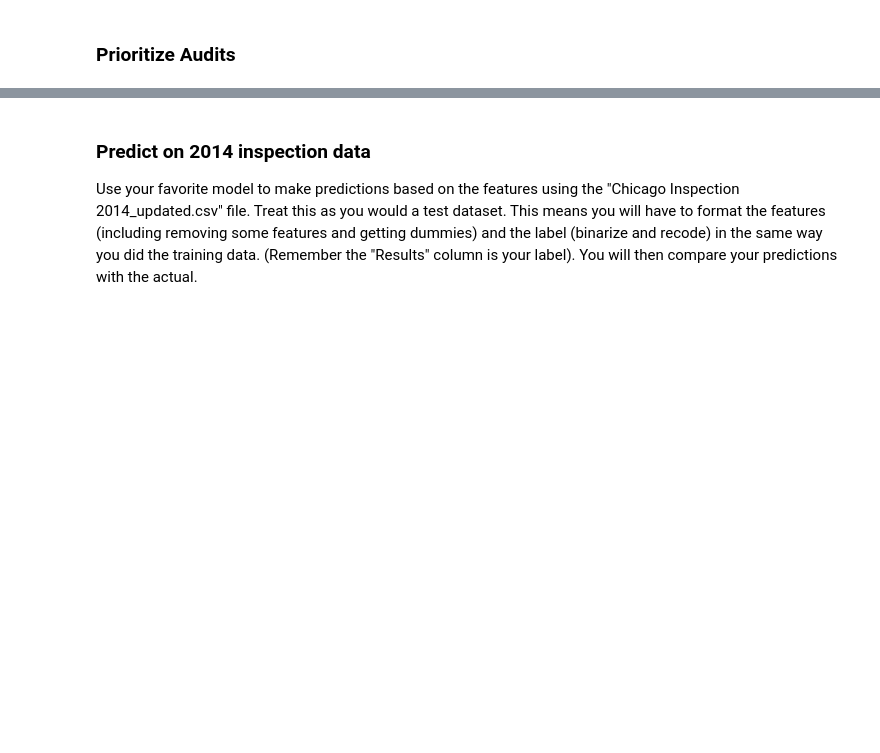
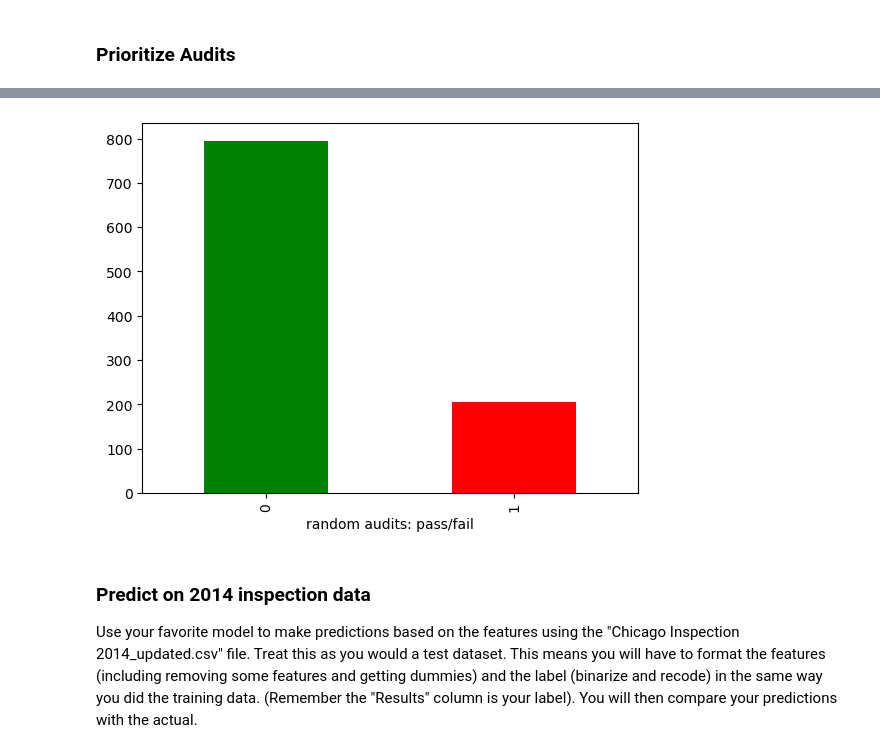
Before and after one commit to kylee-hoffman/computational_social_science_projects, a Jupyter notebook: project_3/Project 3 Students.ipynb, the cells around one changed output, grey strips where cells are left out. Cells and saved outputs as stored; diff of their text form; code cells hidden in the pictures; blank space fills up the shorter version.

```diff
--- a/project_3/Project 3 Students.ipynb
+++ b/project_3/Project 3 Students.ipynb
@@ -250,0 +219,4 @@ rf_classifier.get_params()
+# %%
+# initiate k-fold CV
+# -----------
+kf = KFold(n_splits=5, shuffle=False)
@@ -498,7 +509,15 @@ Use tools like coefficient plots or feature importance plots to investigate your
 # %%
 #
 # 4. Simulate random audits on the full chicago_2011_to_2013.csv dataset by picking 1,000 observations at random
 # -----------
+
+random_audits = audit_results.sample(n=1000)
+
+random_audits['result'].value_counts().plot(kind='bar', color=['green', 'red'])
+plt.xlabel("random audits: pass/fail")
+plt.show()
+# %% [output]
+[figure, added]
 # %% [markdown]
 ### Predict on 2014 inspection data
 
```
Also changed, not shown: parts of 48 cells of this notebook.
